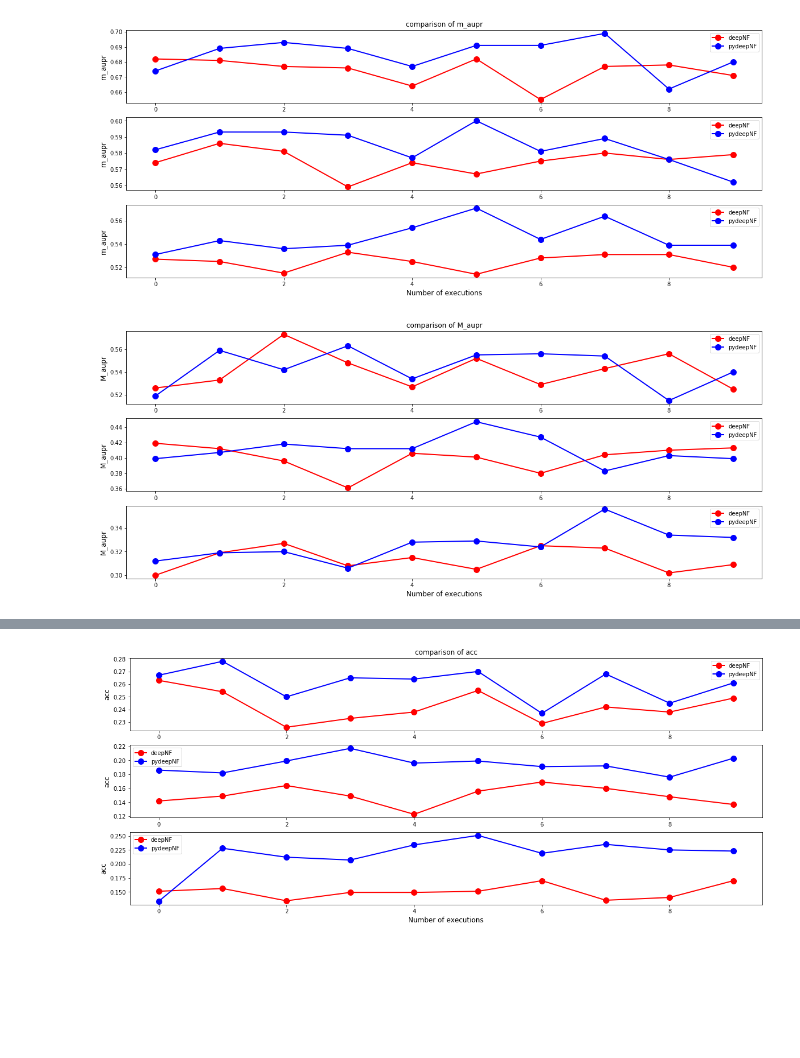
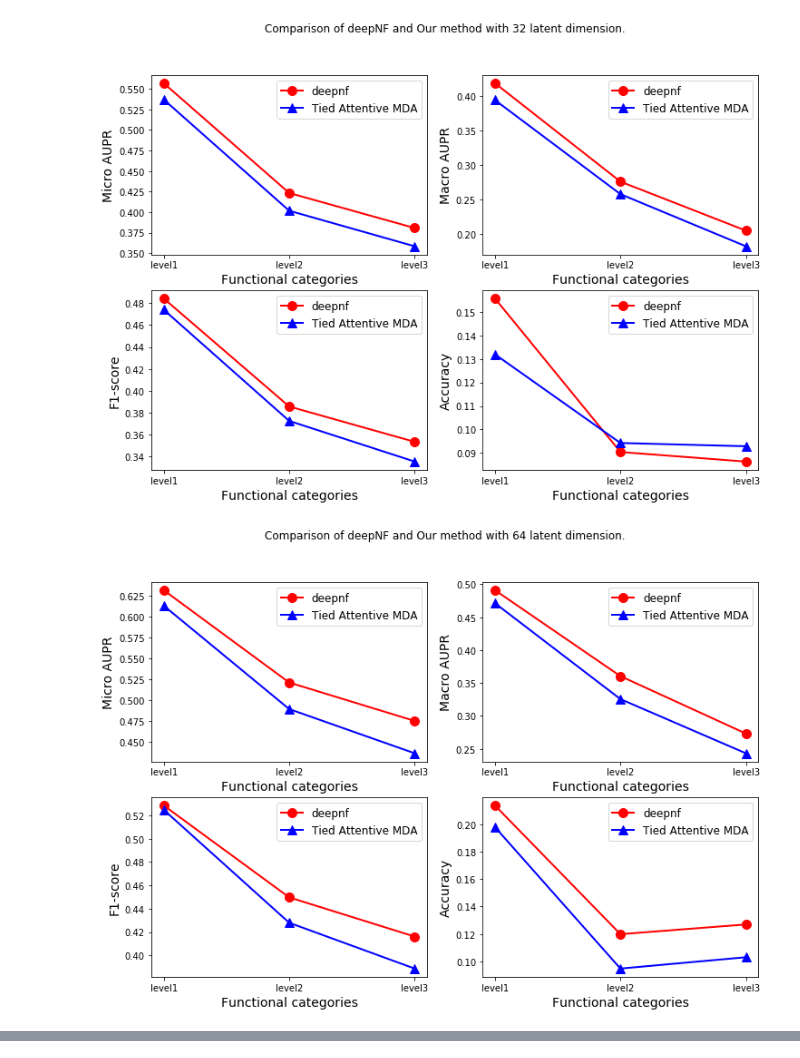
Before and after one commit to kckishan/AMTAE, a Jupyter notebook: plot_results.ipynb, the cells around one changed output, grey strips where cells are left out. Saved outputs shown, nothing was run; the diff lists cells and outputs as text; code cells hidden in the pictures; blank space fills up the shorter version.

Commit message:
Added results

```diff
--- a/plot_results.ipynb
+++ b/plot_results.ipynb
@@ -28,38 +50,32 @@ def result_file_reader(filename, metric_to_compare):
 # %%
-metric_to_compare = 'm_aupr'
-def plot_metrics(metric_to_compare):
+def plot_metrics(identifier, filenames):
     results = []
     for filename in filenames:
-        res = result_file_reader(filename, metric_to_compare)
+        res = convert_result_list_to_array(filename)
         results.append(res)
-    x = np.arange(10)
-    num_of_subfigures = int(results[0].shape[0]/10)
-    result_list = []
-    for r in results:
-        result_list.append(np.split(r, num_of_subfigures))
-
-    fig, axarr = plt.subplots(num_of_subfigures, sharex=True)
-    fig.set_size_inches(20, 8)
-
-    ind = 0
-    for ax in axarr:
-        ax.set_ylabel(metric_to_compare, fontsize=12)
-        # ax.axhline(y=0.839)
+    x = labels[data]
+    fig = plt.figure()
+    fig.suptitle("Comparison of deepNF and Our method with %s latent dimension." % titles[identifier])
+    fig.set_size_inches(12, 8)
+    fig.subplots_adjust(hspace=0.2,wspace=0.2)
+    for ind in range(1, len(metric_names)+1):
+        ax = fig.add_subplot(2, 2, ind)
+        ax.set_ylabel(metric_names[ind-1], fontsize=14)
+        ax.set_xlabel("Functional categories", fontsize=14)
         ax.yaxis.set_ticks_position('left')
         ax.xaxis.set_ticks_position('bottom')
-        if ind == 0:
-            ax.set_title("Comparison of %s" %metric_to_compare)
-        for k in range(len(result_list)):
-            ax.plot(x, result_list[k][ind], color=colors[k], markersize= 10, marker= "o",linewidth=2, label=methods[k])
-        ax.legend()
+        for k in range(len(results)):
+            ax.plot(x, results[k][ind-1], color=colors[k], markersize= 10, marker= markers[k],linewidth=2, label=methods[k])
+        ax.legend(fontsize=12)
         ind += 1
-    ax.set_xlabel("Number of executions", fontsize=12)
-    # fig.title("comparison of m_aupr")
+
+    plt.savefig('plots/model_comparison_%s.pdf'%identifier, dpi =1200)
     plt.show()
+    print("\n")
 # %%
 metrics = ['m_aupr','M_aupr', 'f1', 'acc']
-for metric_to_compare in metrics:
-    plot_metrics(metric_to_compare)
+for i, file_names in enumerate(filenames):
+    plot_metrics(i, file_names)
 # %% [output]
-[figure, old version]
+[figure, new version]
-[figure, old version]
+[figure, new version]
@@ -67 +82,0 @@ for metric_to_compare in metrics:
-[figure, removed]
```
Also changed, not shown: parts of 8 cells of this notebook, 23 other files.
